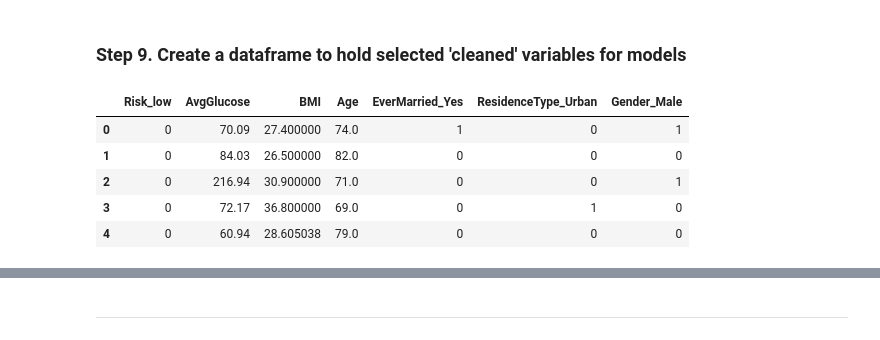
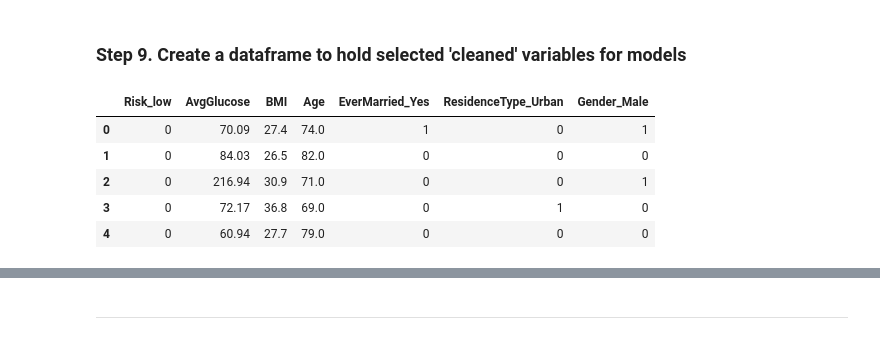
Before and after one commit to Brybtb/Final_Project, a Jupyter notebook: flask_progress/DataCleaningExplorationAndFinalModel.ipynb, the cells around one changed output, grey strips where cells are left out. Cells and saved outputs as stored; diff of their text form; code cells hidden in the pictures.

```diff
--- a/flask_progress/DataCleaningExplorationAndFinalModel.ipynb
+++ b/flask_progress/DataCleaningExplorationAndFinalModel.ipynb
@@ -65,7 +65,7 @@ del allDataClean["SmokingStatus"]
 
 # Impute missing BMI Data
 from sklearn.preprocessing import Imputer
-imputer = Imputer(missing_values = 'NaN', strategy = 'mean', axis = 0)
+imputer = Imputer(missing_values = 'NaN', strategy = 'most_frequent', axis = 0)
 imputer = imputer.fit(allDataClean[["BMI"]])
 allDataClean['BMI'] = imputer.transform(allDataClean[['BMI']]).ravel()
 
@@ -420,13 +426,13 @@ Because random forest's average accuracy is a bit higher, we will give more weig
 # %% [markdown]
 ### Step 9. Create a dataframe to hold selected 'cleaned' variables for models
 # %%
-CleanedDataForModels = allDataEncoded7[['Risk_low', 'AvgGlucose', 'BMI', 'Age', 'EverMarried_Yes', 'ResidenceType_Urban', 'Gender_Male']]
-CleanedDataForModels.to_csv("CleanedDataForModels.csv")
-CleanedDataForModels.head()
+CleanedDataForModels2 = allDataEncoded7[['Risk_low', 'AvgGlucose', 'BMI', 'Age', 'EverMarried_Yes', 'ResidenceType_Urban', 'Gender_Male']]
+CleanedDataForModels2.to_csv("CleanedDataForModels2.csv")
+CleanedDataForModels2.head()
 # %% [output]
 |  | Risk_low | AvgGlucose | BMI | Age | EverMarried_Yes | ResidenceType_Urban | Gender_Male |
-| 0 | 0 | 70.09 | 27.400000 | 74.0 | 1 | 0 | 1 |
-| 1 | 0 | 84.03 | 26.500000 | 82.0 | 0 | 0 | 0 |
-| 2 | 0 | 216.94 | 30.900000 | 71.0 | 0 | 0 | 1 |
-| 3 | 0 | 72.17 | 36.800000 | 69.0 | 0 | 1 | 0 |
-| 4 | 0 | 60.94 | 28.605038 | 79.0 | 0 | 0 | 0 |
+| 0 | 0 | 70.09 | 27.4 | 74.0 | 1 | 0 | 1 |
+| 1 | 0 | 84.03 | 26.5 | 82.0 | 0 | 0 | 0 |
+| 2 | 0 | 216.94 | 30.9 | 71.0 | 0 | 0 | 1 |
+| 3 | 0 | 72.17 | 36.8 | 69.0 | 0 | 1 | 0 |
+| 4 | 0 | 60.94 | 27.7 | 79.0 | 0 | 0 | 0 |
```
Also changed, not shown: parts of 34 cells of this notebook, 10 other files.
